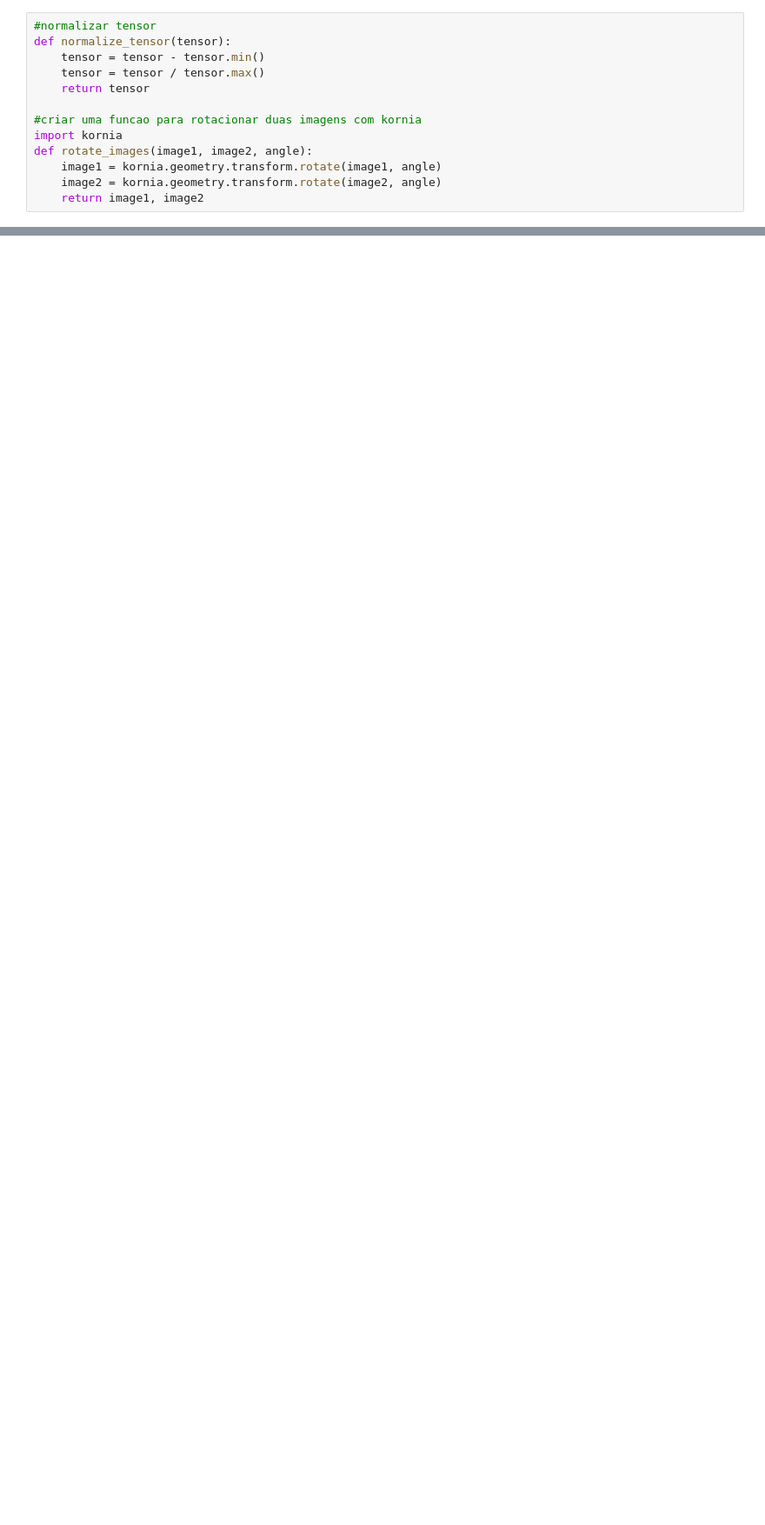
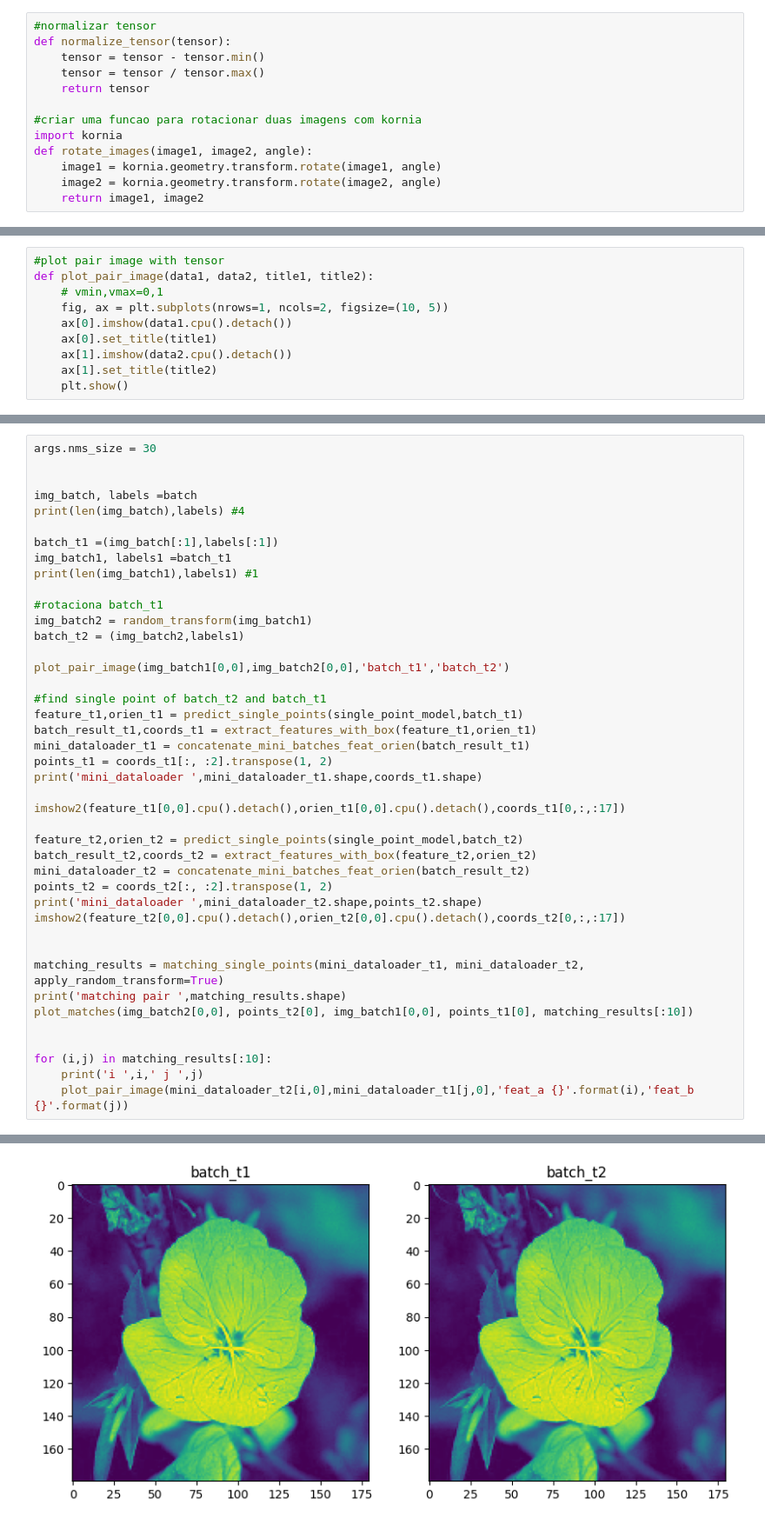
Before and after one commit to binarycode11/singular-points, a Jupyter notebook: siamesa.ipynb, the cells around one changed output, grey strips where cells are left out. Shown at 87% size. Drawn from its saved outputs; the diff is of its cells as text; blank space fills up the shorter version.

```diff
--- a/siamesa.ipynb
+++ b/siamesa.ipynb
@@ -468,0 +478,10 @@ print(dist.argmin().item(),dist)
+# %%
+#plot pair image with tensor
+def plot_pair_image(data1, data2, title1, title2):
+    # vmin,vmax=0,1
+    fig, ax = plt.subplots(nrows=1, ncols=2, figsize=(10, 5))
+    ax[0].imshow(data1.cpu().detach())
+    ax[0].set_title(title1)
+    ax[1].imshow(data2.cpu().detach())
+    ax[1].set_title(title2)
+    plt.show()
@@ -468,0 +548,43 @@ print(dist.argmin().item(),dist)
+# %%
+args.nms_size = 30
+
+
+img_batch, labels =batch
+print(len(img_batch),labels) #4
+
+batch_t1 =(img_batch[:1],labels[:1])
+img_batch1, labels1 =batch_t1
+print(len(img_batch1),labels1) #1
+
+#rotaciona batch_t1
+img_batch2 = random_transform(img_batch1)
+batch_t2 = (img_batch2,labels1)
+
+plot_pair_image(img_batch1[0,0],img_batch2[0,0],'batch_t1','batch_t2')
+
+#find single point of batch_t2 and batch_t1
+feature_t1,orien_t1 = predict_single_points(single_point_model,batch_t1)
+batch_result_t1,coords_t1 = extract_features_with_box(feature_t1,orien_t1)
+mini_dataloader_t1 = concatenate_mini_batches_feat_orien(batch_result_t1)
+points_t1 = coords_t1[:, :2].transpose(1, 2)
+print('mini_dataloader ',mini_dataloader_t1.shape,coords_t1.shape)
+
+imshow2(feature_t1[0,0].cpu().detach(),orien_t1[0,0].cpu().detach(),coords_t1[0,:,:17])
+
+feature_t2,orien_t2 = predict_single_points(single_point_model,batch_t2)
+batch_result_t2,coords_t2 = extract_features_with_box(feature_t2,orien_t2)
+mini_dataloader_t2 = concatenate_mini_batches_feat_orien(batch_result_t2)
+points_t2 = coords_t2[:, :2].transpose(1, 2)
+print('mini_dataloader ',mini_dataloader_t2.shape,points_t2.shape)
+imshow2(feature_t2[0,0].cpu().detach(),orien_t2[0,0].cpu().detach(),coords_t2[0,:,:17])
+
+
+matching_results = matching_single_points(mini_dataloader_t1, mini_dataloader_t2, apply_random_transform=True)
+print('matching pair ',matching_results.shape)
+plot_matches(img_batch2[0,0], points_t2[0], img_batch1[0,0], points_t1[0], matching_results[:10])
+
+
+for (i,j) in matching_results[:10]:
+    print('i ',i,' j ',j)
+    plot_pair_image(mini_dataloader_t2[i,0],mini_dataloader_t1[j,0],'feat_a {}'.format(i),'feat_b {}'.format(j))
+# %% [output]
@@ -468,0 +593 @@ print(dist.argmin().item(),dist)
+[figure, added]
```
Also changed, not shown: parts of 16 cells of this notebook, 1 other file.
